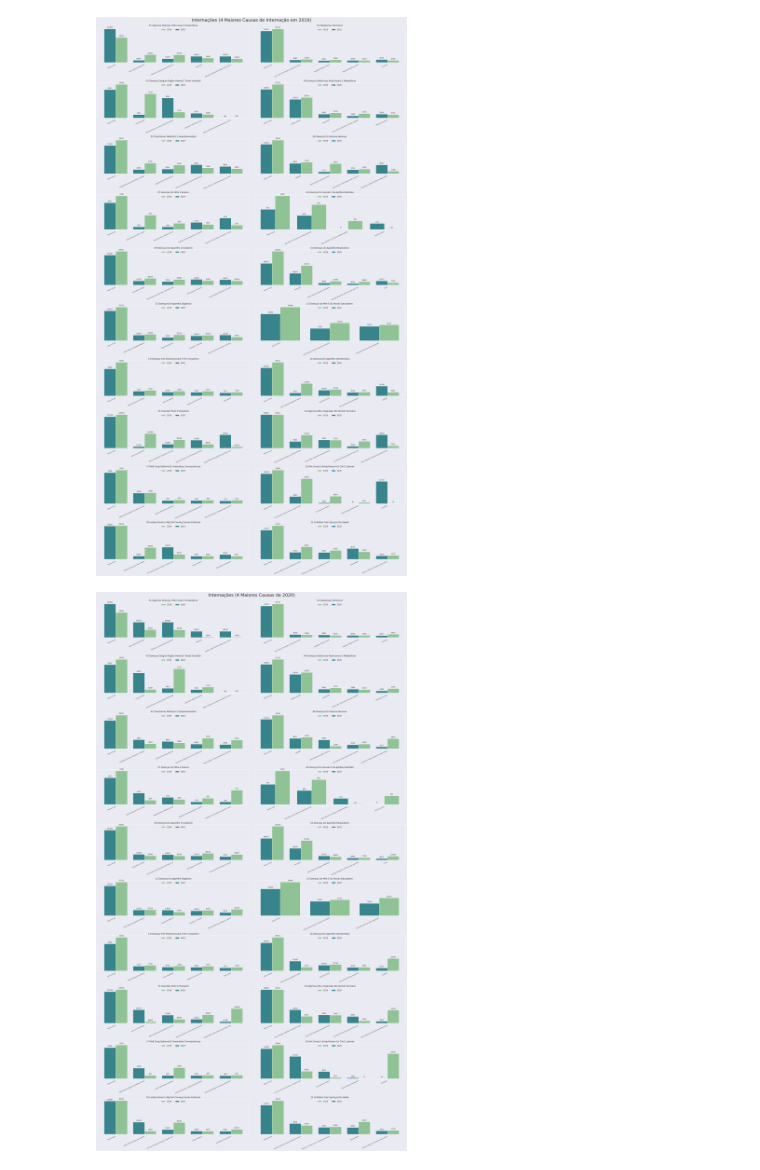
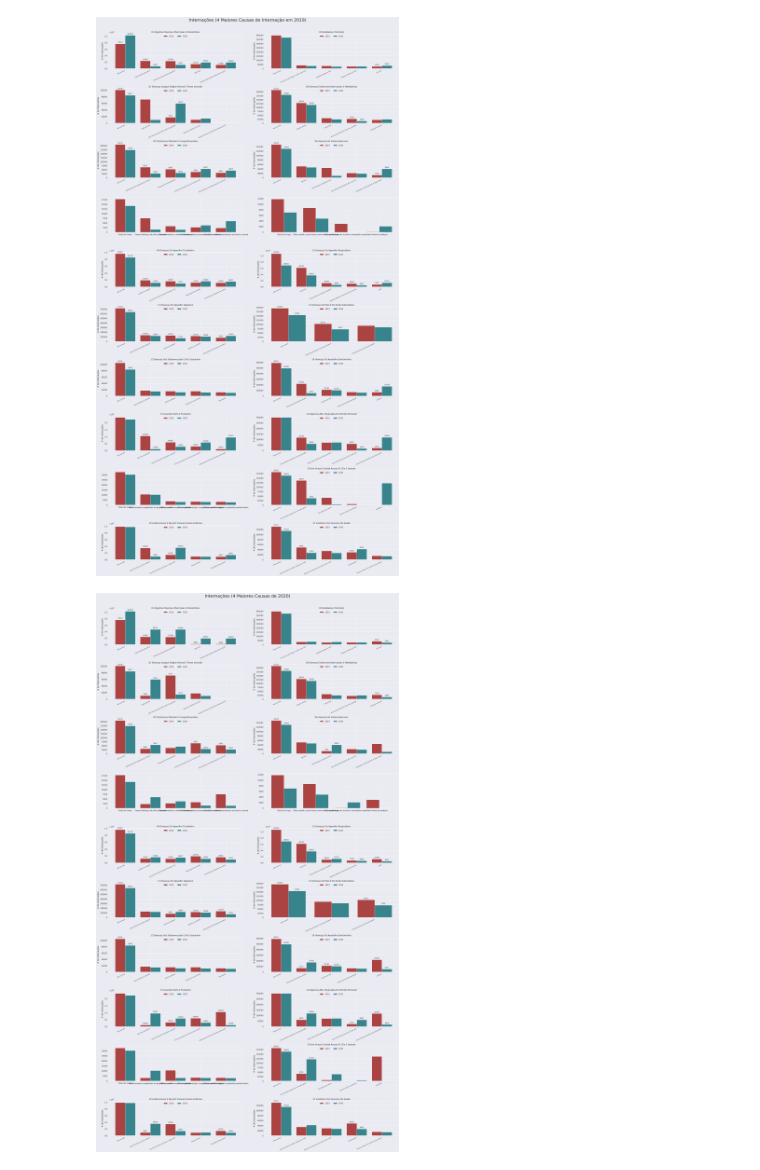
Before and after one commit to pedrohortencio/covid-brasil, a Jupyter notebook: Plot_SUS.ipynb, the cells around one changed output. Drawn from its saved outputs; the diff is of its cells as text; code cells hidden in the pictures.

Commit message:
feat: novo plot e melhoria nos existentes

```diff
--- a/Plot_SUS.ipynb
+++ b/Plot_SUS.ipynb
@@ -49,2 +39,2 @@ array([ 758673.,  397100.,  100148.,  211520.,  206725.,  149105.,
 # %%
-grupos_cid = list(df_2019.index.get_level_values(0).unique()[:-1])
+grupos_cid = list(df_2020.index.get_level_values(0).unique()[:-1])
@@ -83,10 +49,10 @@ for row in ax:
     for ax in row:
         rects1 = ax.bar(df_2019.loc[grupos_cid[index]].nlargest(5, columns=['Internações'])['Lista Morb  CID-10'].values,
                         df_2019.loc[grupos_cid[index]].nlargest(5, columns=['Internações'])['Internações'].values,
-                        width,align='edge', color = '#8FC294', label='2019')
+                        -width,align='edge', color = '#ab4343', label='2019')
         rects2 = ax.bar(df_2019.loc[grupos_cid[index]].nlargest(5, columns=['Internações'])['Lista Morb  CID-10'].values,
                         df_2020.loc[grupos_cid[index]][df_2020.loc[grupos_cid[index]]["Lista Morb  CID-10"].isin(df_2019.loc[grupos_cid[index]].nlargest(5, columns=['Internações'])['Lista Morb  CID-10'].values)]['Internações'].values,
-                        -width, align='edge', color = '#37848C', label='2020')
+                        width, align='edge', color = '#37848C', label='2020')
 
         for r1, r2 in zip(rects1.patches, rects2.patches):
             h1 = r1.get_height()
@@ -94,6 +60,16 @@ for row in ax:
 
             percent1 = h1
             percent2 = h2
+
+            if h1/h2 > .90:
+                if h1/h2 > 1.10:
+                    pass
+                else:
+                    continue
+            if h1 < 10000 or h2 < 10000:
+                continue
+            elif abs(h1 - h2) < 10000:
+                continue
 
             ax.annotate('{:.0f}'.format(percent1),
                             xy=(r1.get_x() + r1.get_width() / 2, h1),
@@ -109,9 +85,12 @@ for row in ax:
                             rotation=0,
                             fontsize = 8,
                             ha='center', va='bottom')
-            plt.box(False)  # disable the box around the plot
-            ax.grid(False)  # disable the grid
-            ax.set_yticks([])   # disable the y ticks
+            #plt.box(False)  # disable the box around the plot
+            #ax.grid(False)  # disable the grid
+            #ax.set_yticks([])   # disable the y ticks
+            ax.yaxis.set_major_formatter(ScalarFormatter(useMathText=True))
+            ax.set_ylabel('# de Internações')
+            #ax.set_xlabel('Grupo CID')
             ax.tick_params(axis='x', which='major', labelsize=7, labelrotation=25)
 
             for tick in ax.xaxis.get_majorticklabels():
@@ -121,18 +100,15 @@ for row in ax:
             ax.legend(frameon=False, loc='upper center', ncol=2)
         index+=1
 
-
-
-
 #plt.legend(frameon=False, loc='upper center', ncol=2)
-#plt.tight_layout()
-plt.rcParams['figure.constrained_layout.use'] = True
-fig.suptitle("Internações (4 Maiores Causas de Internação em 2019)", fontsize=25)
+plt.tight_layout()
+#plt.rcParams['figure.constrained_layout.use'] = True
+fig.suptitle("Internações (4 Maiores Causas de Internação em 2019)", fontsize=25, y=1.02)
 plt.savefig("internacoes(2019-4-maiores-causas).png", bbox_inches='tight', dpi=100)
 
 plt.show();
 # %% [output]
-[figure, old version]
+[figure, new version]
 # %%
 fig, ax = plt.subplots(nrows=10, ncols=2, figsize=(25,45))
 fig.patch.set_facecolor('#eaeaf2')  # set the background color of the plot to match the seaborn theme
@@ -144,10 +120,10 @@ for row in ax:
     for ax in row:
         rects1 = ax.bar(df_2019.loc[grupos_cid[index]].nlargest(5, columns=['Internações'])['Lista Morb  CID-10'].values,
                         df_2019.loc[grupos_cid[index]][df_2019.loc[grupos_cid[index]]["Lista Morb  CID-10"].isin(df_2020.loc[grupos_cid[index]].nlargest(5, columns=['Internações'])['Lista Morb  CID-10'].values)]['Internações'].values,
-                        width,align='edge', color = '#8FC294', label='2019')
+                        -width,align='edge', color = '#ab4343', label='2019')
         rects2 = ax.bar(df_2019.loc[grupos_cid[index]].nlargest(5, columns=['Internações'])['Lista Morb  CID-10'].values,
                         df_2020.loc[grupos_cid[index]].nlargest(5, columns=['Internações'])['Internações'].values,
-                        -width, align='edge', color = '#37848C', label='2020')
+                        width, align='edge', color = '#37848C', label='2020')
 
         for r1, r2 in zip(rects1.patches, rects2.patches):
             h1 = r1.get_height()
@@ -155,42 +131,52 @@ for row in ax:
 
             percent1 = h1
             percent2 = h2
+
+            if h1/h2 > .90:
+                if h1/h2 > 1.10:
+                    pass
+                else:
+                    continue
+            if h1 < 10000 or h2 < 10000:
+                continue
+            elif abs(h1 - h2) < 10000:
+                continue
 
             ax.annotate('{:.0f}'.format(percent1),
                             xy=(r1.get_x() + r1.get_width() / 2, h1),
                             xytext=(0, 4),  # 3 points vertical offset
                             textcoords="offset points",
                             rotation=0,
                             fontsize = 8,
                             ha='center', va='bottom')
             ax.annotate('{:.0f}'.format(percent2),
                             xy=(r2.get_x() + r2.get_width() / 2, h2),
                             xytext=(0, 4),  # 3 points vertical offset
                             textcoords="offset points",
                             rotation=0,
                             fontsize = 8,
                             ha='center', va='bottom')
-            plt.box(False)  # disable the box around the plot
-            ax.grid(False)  # disable the grid
-            ax.set_yticks([])   # disable the y ticks
+            #plt.box(False)  # disable the box around the plot
+            #ax.grid(False)  # disable the grid
+            #ax.set_yticks([])   # disable the y ticks
+            ax.yaxis.set_major_formatter(ScalarFormatter(useMathText=True))
+            ax.set_ylabel('# de Internações')
+            #ax.set_xlabel('Grupo CID')
             ax.tick_params(axis='x', which='major', labelsize=7, labelrotation=25)
 
             for tick in ax.xaxis.get_majorticklabels():
                 tick.set_horizontalalignment("right")
 
             ax.title.set_text(grupos_cid[index])
             ax.legend(frameon=False, loc='upper center', ncol=2)
         index+=1
 
-
-
-
 #plt.legend(frameon=False, loc='upper center', ncol=2)
-#plt.tight_layout()
+plt.tight_layout()
 plt.rcParams['figure.constrained_layout.use'] = True
-fig.suptitle("Internações (4 Maiores Causas de 2020)", fontsize=25)
+fig.suptitle("Internações (4 Maiores Causas de 2020)", fontsize=25, y=1.02)
 plt.savefig("internacoes(2020-4-maiores-causas).png.png", bbox_inches='tight', dpi=100)
 
 plt.show();
 # %% [output]
-[figure, old version]
+[figure, new version]
```
Also changed, not shown: parts of 9 cells of this notebook.
